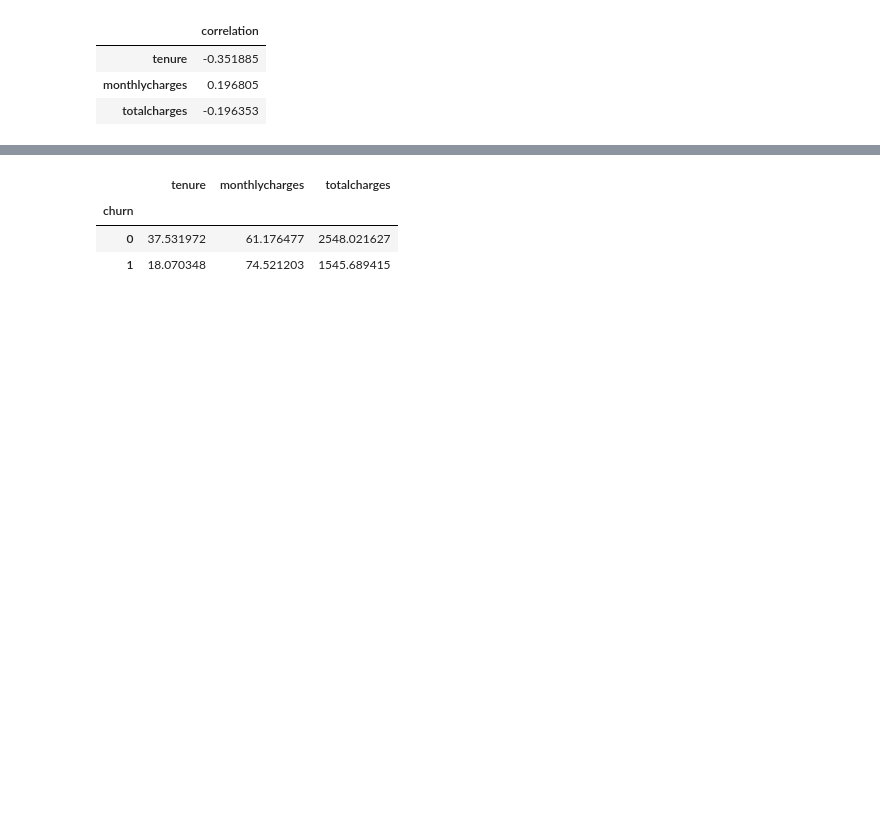
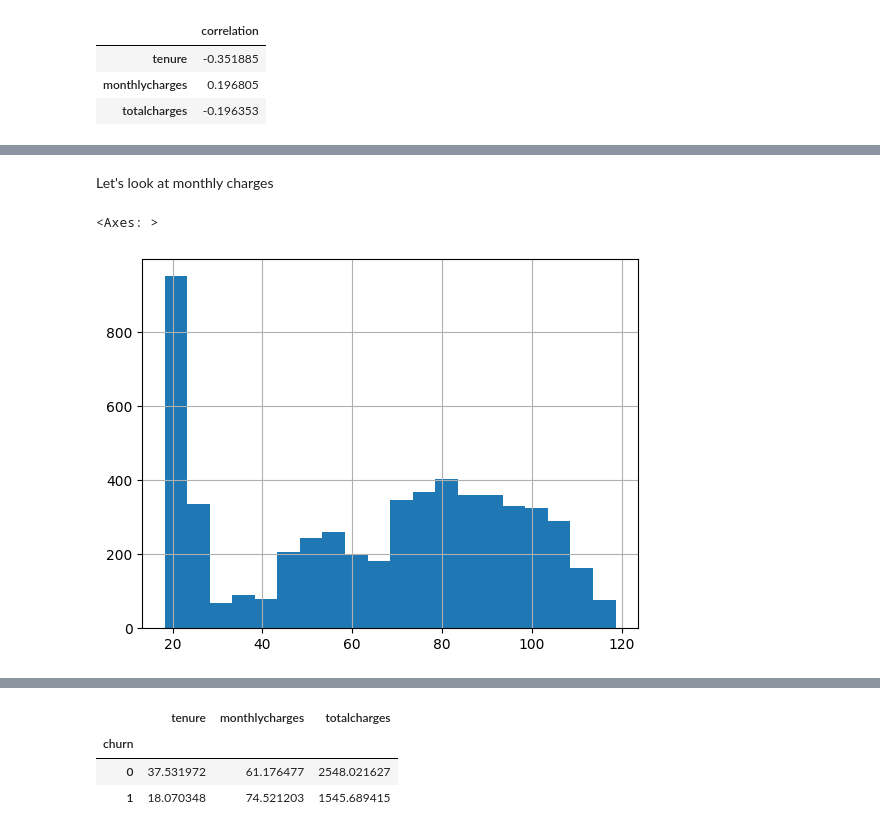
Before and after one commit to ekhlebus/ml-zoomcamp, a Jupyter notebook: 03-classification_churn_prediction/03-churn.ipynb, the cells around one changed output, grey strips where cells are left out. Cells and saved outputs as stored; diff of their text form; code cells hidden in the pictures; blank space fills up the shorter version.

```diff
--- a/03-classification_churn_prediction/03-churn.ipynb
+++ b/03-classification_churn_prediction/03-churn.ipynb
@@ -719,0 +790,7 @@ df_train_full[numerical].corrwith(df_train_full.churn).to_frame('correlation')
+# %% [markdown]
+Let's look at monthly charges
+# %%
+df_train_full.monthlycharges.hist(bins=20)
+# %% [output]
+<Axes: >
+[figure, added]
```
Also changed, not shown: parts of 29 cells of this notebook.
